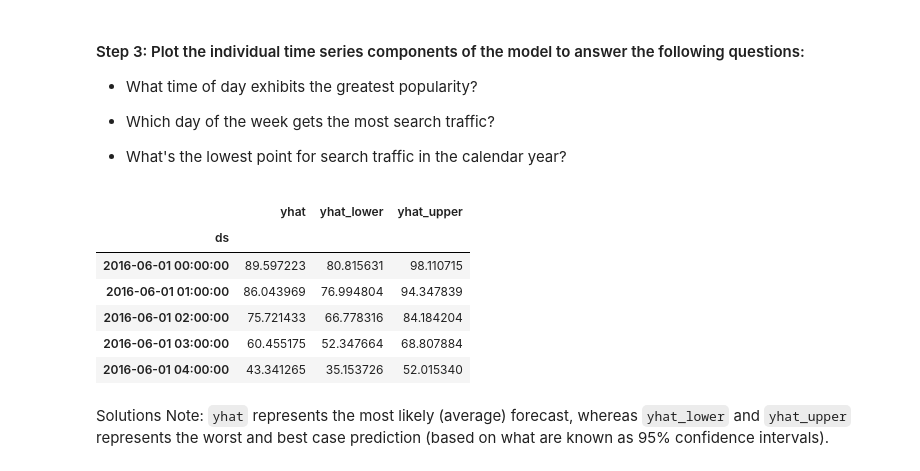
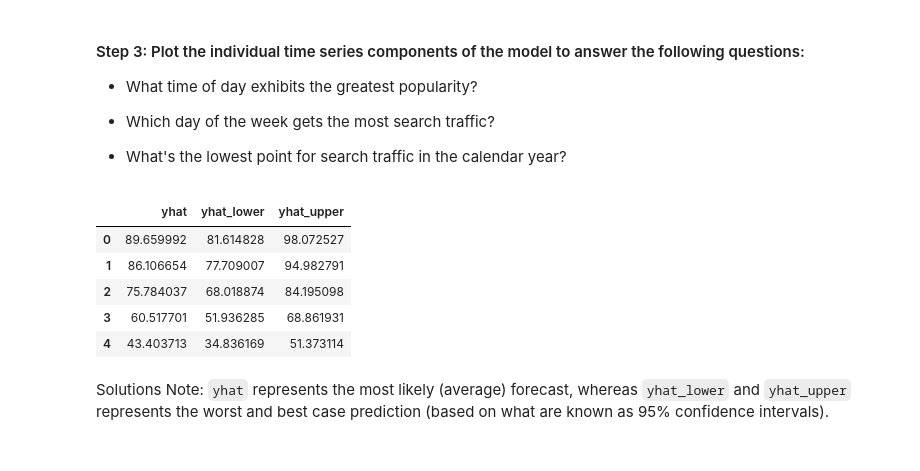
Before and after one commit to GitRomiBash/prophet-challenge, a Jupyter notebook: forecasting_net_prophet.ipynb, the cells around one changed output. Saved outputs shown, nothing was run; the diff lists cells and outputs as text; code cells hidden in the pictures.

```diff
--- a/forecasting_net_prophet.ipynb
+++ b/forecasting_net_prophet.ipynb
@@ -571,7 +533,10 @@ AttributeError: 'Prophet' object has no attribute 'stan_backend'
 # %%
 # Create a future dataframe to hold predictions
 # Make the prediction go out as far as 2000 hours (approx 80 days)
+future_mercado_trends = prophet_model.make_future_dataframe(periods=2000, freq='H')
 
 
 # View the last five rows of the future_mercado_trends DataFrame
+print("Last five rows of the future dataframe:")
+display(future_mercado_trends.tail())
 # %% [output]
@@ -583,7 +549,9 @@ AttributeError: 'Prophet' object has no attribute 'stan_backend'
 | 39105 | 2020-11-30 08:00:00 |
 # %%
 # Make the predictions for the trend data using the future_mercado_trends DataFrame
-
+forecast_mercado_trends = prophet_model.predict(future_mercado_trends)
 
 # Display the first five rows of the forecast_mercado_trends DataFrame
+print("First five rows of the forecast dataframe:")
+display(forecast_mercado_trends.head())
 # %% [output]
@@ -618,15 +592,18 @@ AttributeError: 'Prophet' object has no attribute 'stan_backend'
 # %%
 # Set the index in the forecast_mercado_trends DataFrame to the ds datetime column
 
+# Set the index to the ds datetime column
+# forecast_mercado_trends.set_index('ds', inplace=True)
+forecast_selected_columns = forecast_mercado_trends[['yhat', 'yhat_lower', 'yhat_upper']]
 
 # View the only the yhat,yhat_lower and yhat_upper columns from the DataFrame
+display(forecast_selected_columns.head())
 # %% [output]
 |  | yhat | yhat_lower | yhat_upper |
-| ds |  |  |  |
-| 2016-06-01 00:00:00 | 89.597223 | 80.815631 | 98.110715 |
-| 2016-06-01 01:00:00 | 86.043969 | 76.994804 | 94.347839 |
-| 2016-06-01 02:00:00 | 75.721433 | 66.778316 | 84.184204 |
-| 2016-06-01 03:00:00 | 60.455175 | 52.347664 | 68.807884 |
-| 2016-06-01 04:00:00 | 43.341265 | 35.153726 | 52.015340 |
+| 0 | 89.659992 | 81.614828 | 98.072527 |
+| 1 | 86.106654 | 77.709007 | 94.982791 |
+| 2 | 75.784037 | 68.018874 | 84.195098 |
+| 3 | 60.517701 | 51.936285 | 68.861931 |
+| 4 | 43.403713 | 34.836169 | 51.373114 |
 # %% [markdown]
 Solutions Note: `yhat` represents the most likely (average) forecast, whereas `yhat_lower` and `yhat_upper` represents the worst and best case prediction (based on what are known as 95% confidence intervals).
```
Also changed, not shown: parts of 16 cells of this notebook.
